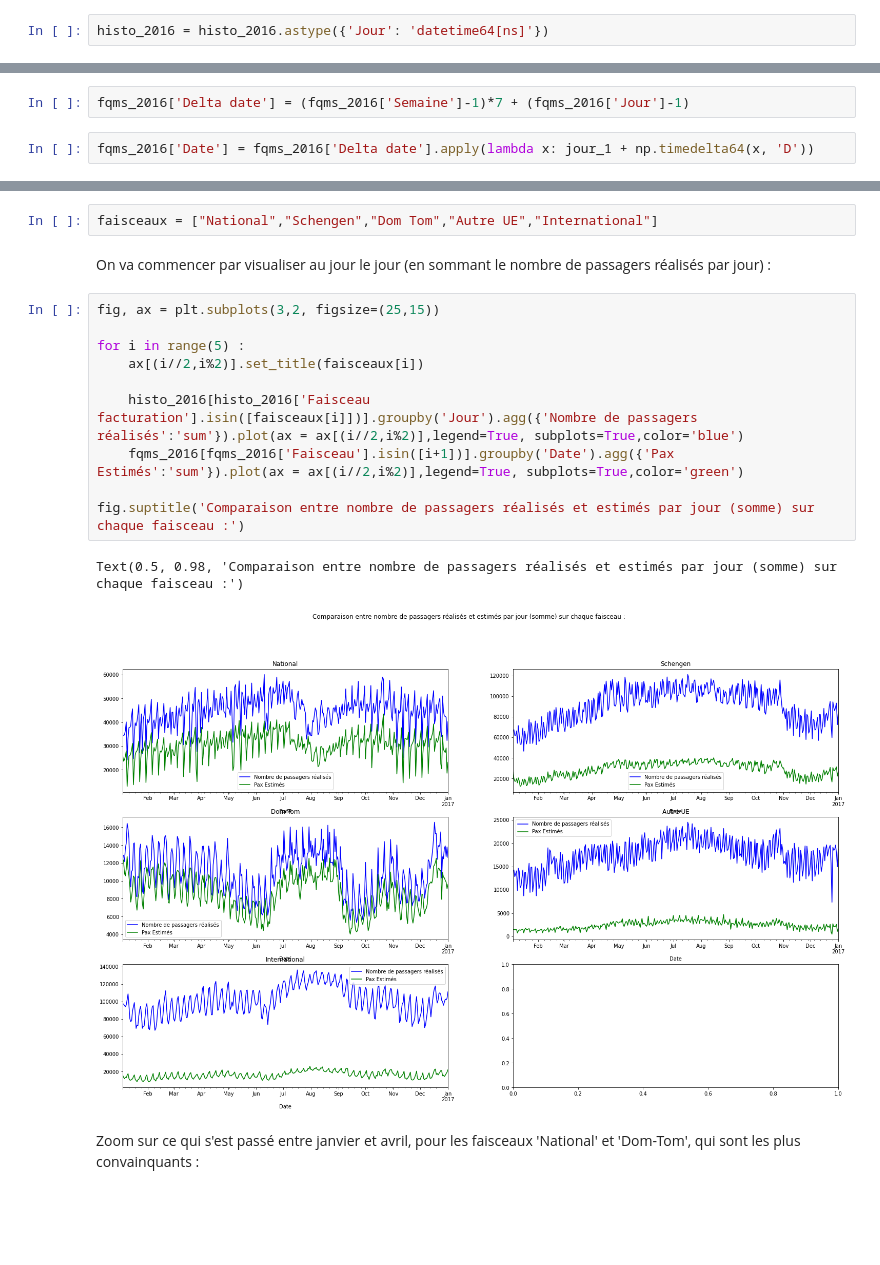
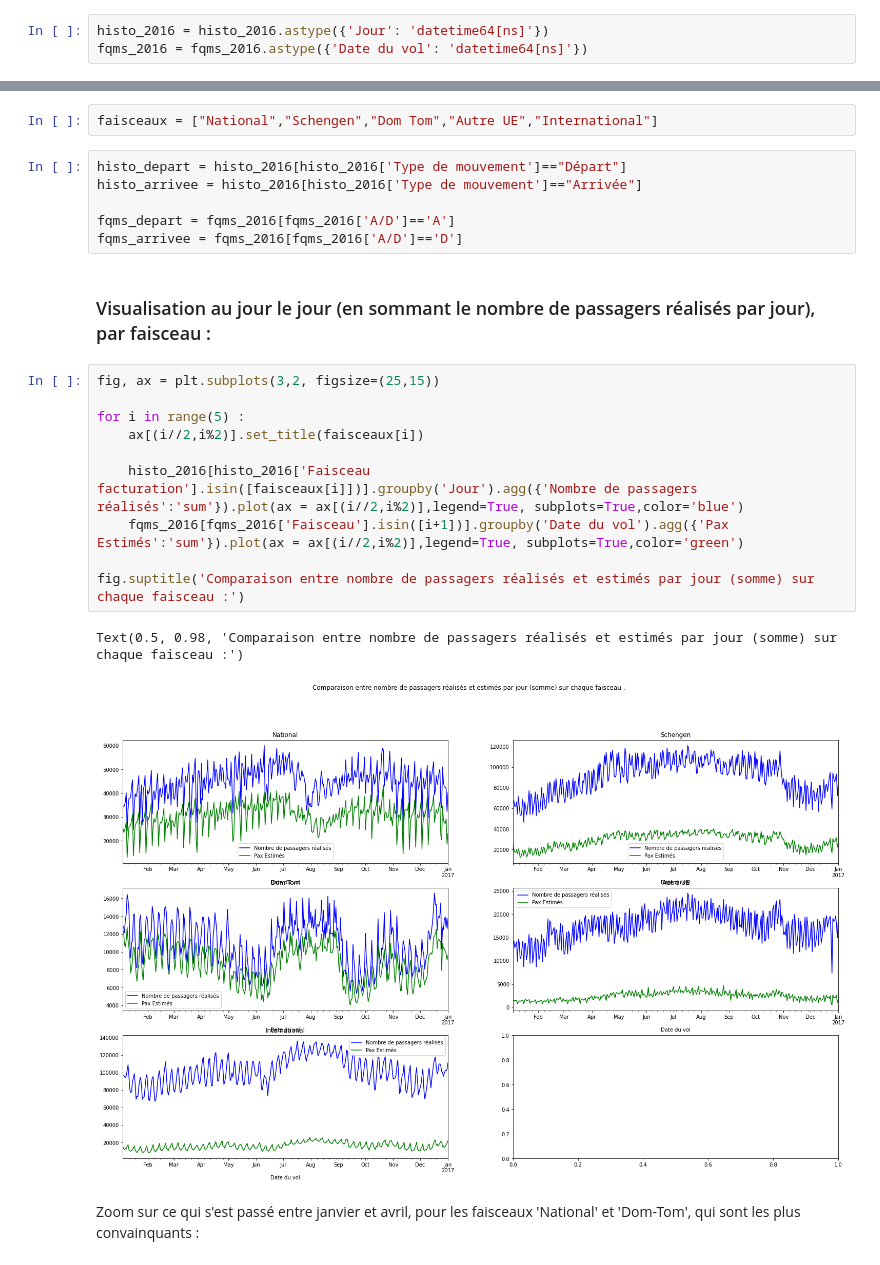
Before and after one commit to erialc-cal/StatApp_2020, a Jupyter notebook: Preparation reunion/Stat_Desc_2016.ipynb, the cells around one changed output, grey strips where cells are left out. Saved outputs shown, nothing was run; the diff lists cells and outputs as text; blank space fills up the shorter version.

Commit message:
visu par faisceau et type de mouvement

```diff
--- a/Preparation reunion/Stat_Desc_2016.ipynb
+++ b/Preparation reunion/Stat_Desc_2016.ipynb
@@ -15,2 +13,3 @@ histo_2016 = pd.read_csv("histo_2016.csv")
 # %%
 histo_2016 = histo_2016.astype({'Jour': 'datetime64[ns]'})
+fqms_2016 = fqms_2016.astype({'Date du vol': 'datetime64[ns]'})
@@ -20,7 +16,3 @@ jour_1 = np.datetime64('2016-01-04')
-# %%
-fqms_2016['Delta date'] = (fqms_2016['Semaine']-1)*7 + (fqms_2016['Jour']-1)
-# %%
-fqms_2016['Date'] = fqms_2016['Delta date'].apply(lambda x: jour_1 + np.timedelta64(x, 'D'))
 # %% [markdown]
 ## 1. Vérification des nombres de sièges attribués :
 # %%
@@ -92,21 +84,27 @@ histo_2016[['Faisceau facturation']].drop_duplicates()
 *Il manque 10 faisceaux de facturations dans la base histos...*
 # %%
 faisceaux = ["National","Schengen","Dom Tom","Autre UE","International"]
+# %%
+histo_depart = histo_2016[histo_2016['Type de mouvement']=="Départ"]
+histo_arrivee = histo_2016[histo_2016['Type de mouvement']=="Arrivée"]
+
+fqms_depart = fqms_2016[fqms_2016['A/D']=='A']
+fqms_arrivee = fqms_2016[fqms_2016['A/D']=='D']
 # %% [markdown]
-On va commencer par visualiser au jour le jour (en sommant le nombre de passagers réalisés par jour) :
+### Visualisation au jour le jour (en sommant le nombre de passagers réalisés par jour), par faisceau :
 # %%
 fig, ax = plt.subplots(3,2, figsize=(25,15))
 
 for i in range(5) :
     ax[(i//2,i%2)].set_title(faisceaux[i])
 
     histo_2016[histo_2016['Faisceau facturation'].isin([faisceaux[i]])].groupby('Jour').agg({'Nombre de passagers réalisés':'sum'}).plot(ax = ax[(i//2,i%2)],legend=True, subplots=True,color='blue')
-    fqms_2016[fqms_2016['Faisceau'].isin([i+1])].groupby('Date').agg({'Pax Estimés':'sum'}).plot(ax = ax[(i//2,i%2)],legend=True, subplots=True,color='green')
+    fqms_2016[fqms_2016['Faisceau'].isin([i+1])].groupby('Date du vol').agg({'Pax Estimés':'sum'}).plot(ax = ax[(i//2,i%2)],legend=True, subplots=True,color='green')
 
 fig.suptitle('Comparaison entre nombre de passagers réalisés et estimés par jour (somme) sur chaque faisceau :')
 # %% [output]
 Text(0.5, 0.98, 'Comparaison entre nombre de passagers réalisés et estimés par jour (somme) sur chaque faisceau :')
-[figure, old version]
+[figure, new version]
 # %% [markdown]
 Zoom sur ce qui s'est passé entre janvier et avril, pour les faisceaux 'National' et 'Dom-Tom', qui sont les plus convainquants :
 # %%
```
Also changed, not shown: parts of 5 cells of this notebook.
